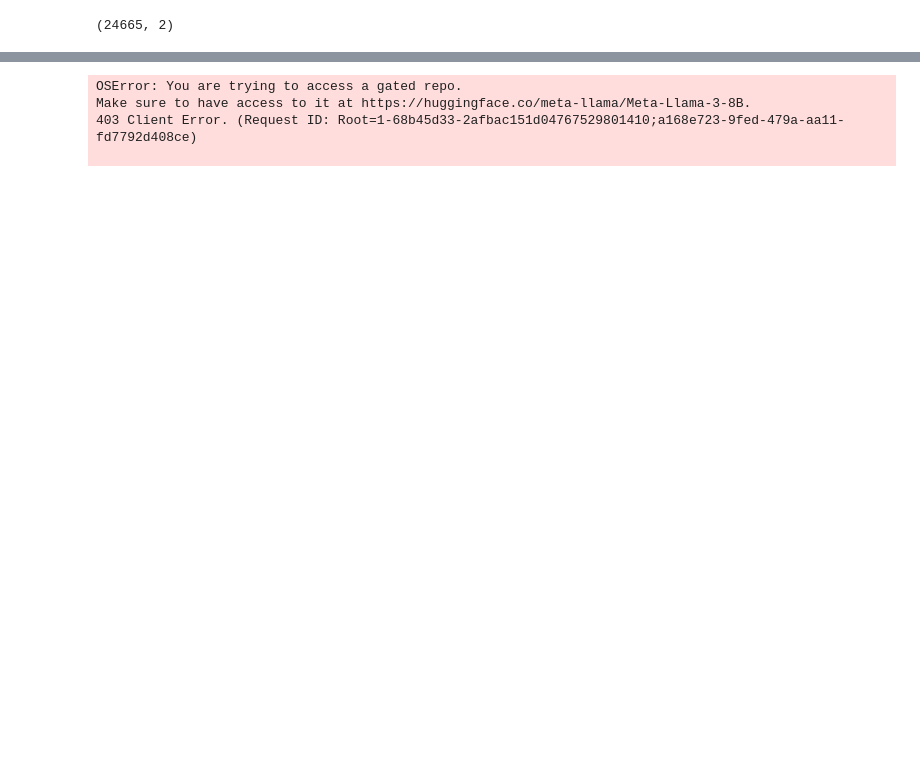
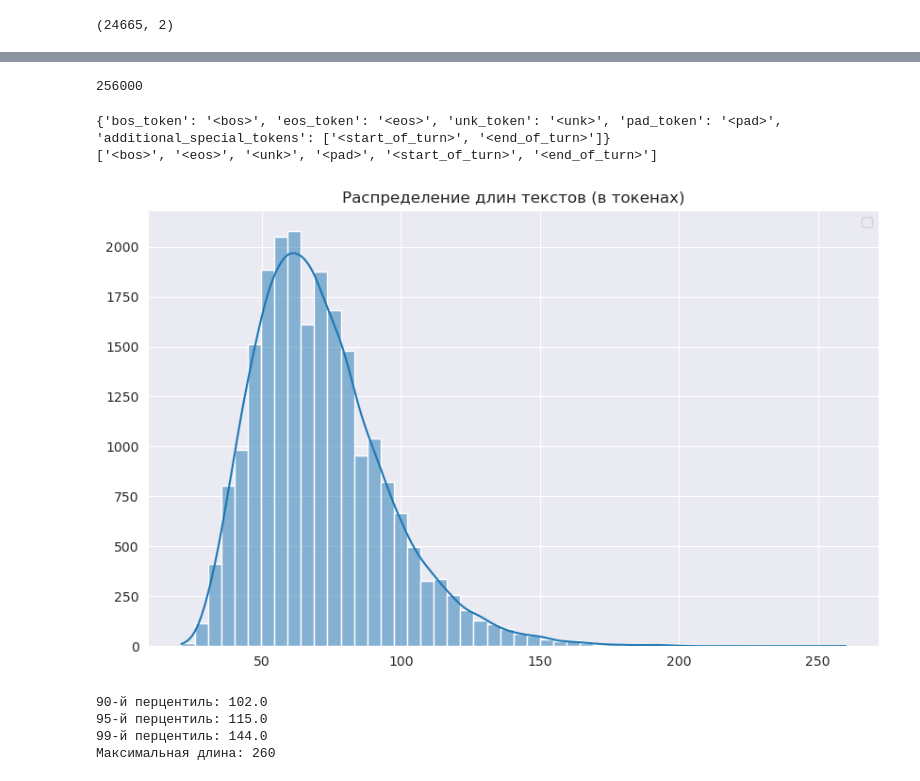
Before and after one commit to aeternnar/clinical-assistant, a Jupyter notebook: clinical-assistant.ipynb, the cells around one changed output, grey strips where cells are left out. Cells and saved outputs as stored; diff of their text form; code cells hidden in the pictures; blank space fills up the shorter version.

```diff
--- a/clinical-assistant.ipynb
+++ b/clinical-assistant.ipynb
@@ -119,0 +227,45 @@ plt.ylabel(None);
+# %%
+tokenizer.padding_side = "right"
+# %%
+print(tokenizer.vocab_size)
+# %% [output]
+256000
+# %%
+print(tokenizer.special_tokens_map)
+print(tokenizer.all_special_tokens)
+# %% [output]
+{'bos_token': '<bos>', 'eos_token': '<eos>', 'unk_token': '<unk>', 'pad_token': '<pad>', 'additional_special_tokens': ['<start_of_turn>', '<end_of_turn>']}
+['<bos>', '<eos>', '<unk>', '<pad>', '<start_of_turn>', '<end_of_turn>']
+# %%
+def tokenize_for_len_analysis(example, max_length=1024):
+    tokens = tokenizer(
+        example["text"],
+        padding=False
+    )["input_ids"]
+
+    return {"input_ids": tokens}
+# %%
+tokenized_dataset_temp = dataset.map(tokenize_for_len_analysis, batched=False)
+# %%
+lengths = [len(x["input_ids"]) for x in tokenized_dataset_temp["train"]]
+lengths_df = pd.DataFrame(data=lengths)
+# %%
+plt.figure(figsize=(10, 6))
+sns.histplot(data=lengths_df, kde=True, bins=50)
+plt.yticks(None)
+plt.xlabel(None)
+plt.ylabel(None)
+plt.legend([])
+plt.title("Распределение длин текстов (в токенах)");
+# %% [output]
+[figure, added]
+# %%
+print("90-й перцентиль:", np.percentile(lengths, 90))
+print("95-й перцентиль:", np.percentile(lengths, 95))
+print("99-й перцентиль:", np.percentile(lengths, 99))
+print("Максимальная длина:", max(lengths))
+# %% [output]
+90-й перцентиль: 102.0
+95-й перцентиль: 115.0
+99-й перцентиль: 144.0
+Максимальная длина: 260
@@ -120,30 +321,11 @@ plt.ylabel(None);
 # %%
-from transformers import AutoModelForCausalLM, BitsAndBytesConfig, AutoTokenizer
 from peft import LoraConfig, get_peft_model
-
-checkpoint = "meta-llama/Meta-Llama-3-8B"
-
-bnb = BitsAndBytesConfig(
-    load_in_4bit=True,
-    bnb_4bit_quant_type="nf4",
-    bnb_4bit_use_double_quant=True,
-    bnb_4bit_compute_dtype=torch.bfloat16
-)
-
-tokenizer = AutoTokenizer.from_pretrained(checkpoint)
-model = AutoModelForCausalLM.from_pretrained(checkpoint, quantization_config=bnb, device_map="auto")
 
 lora = LoraConfig(
     r=8,
     lora_alpha=16,
     lora_dropout=0.05,
-    target_modules=["q_proj","k_proj","v_proj","o_proj"]
+    target_modules=['q_proj', 'k_proj', 'v_proj', 'o_proj']
 )
 
 model = get_peft_model(model, lora)
-model.gradient_checkpointing_enable()
-# %% [output]
-OSError: You are trying to access a gated repo.
-Make sure to have access to it at https://huggingface.co/meta-llama/Meta-Llama-3-8B.
-403 Client Error. (Request ID: Root=1-68b45d33-2afbac151d04767529801410;a168e723-9fed-479a-aa11-fd7792d408ce)
-
```
Also changed, not shown: parts of 22 cells of this notebook.
